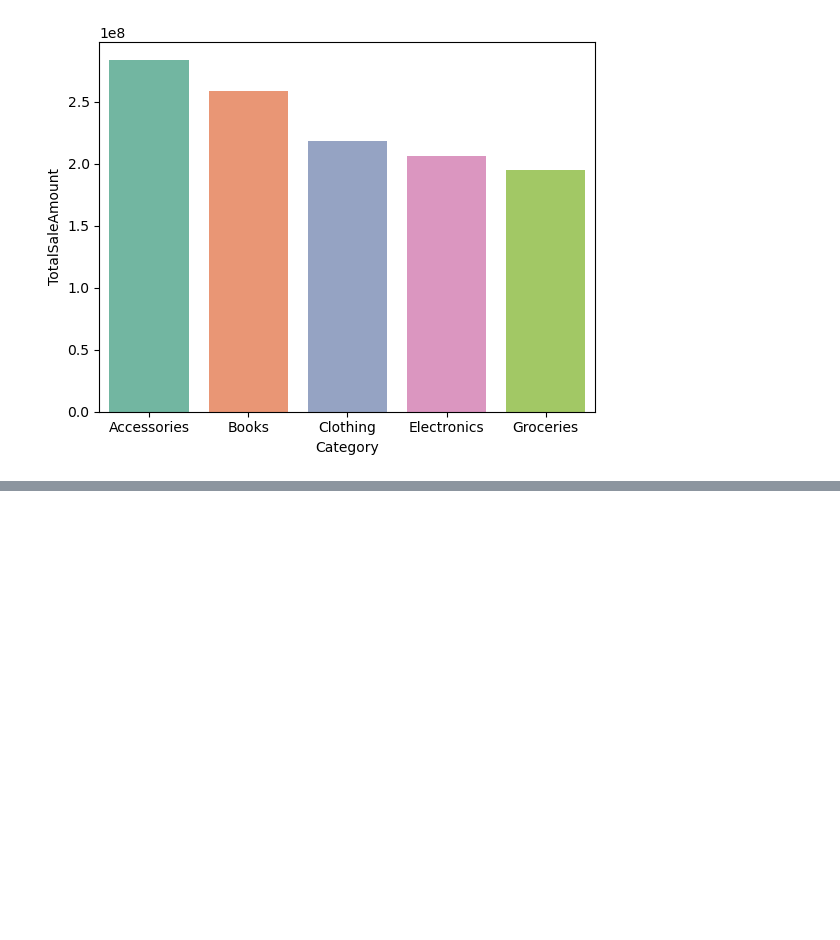
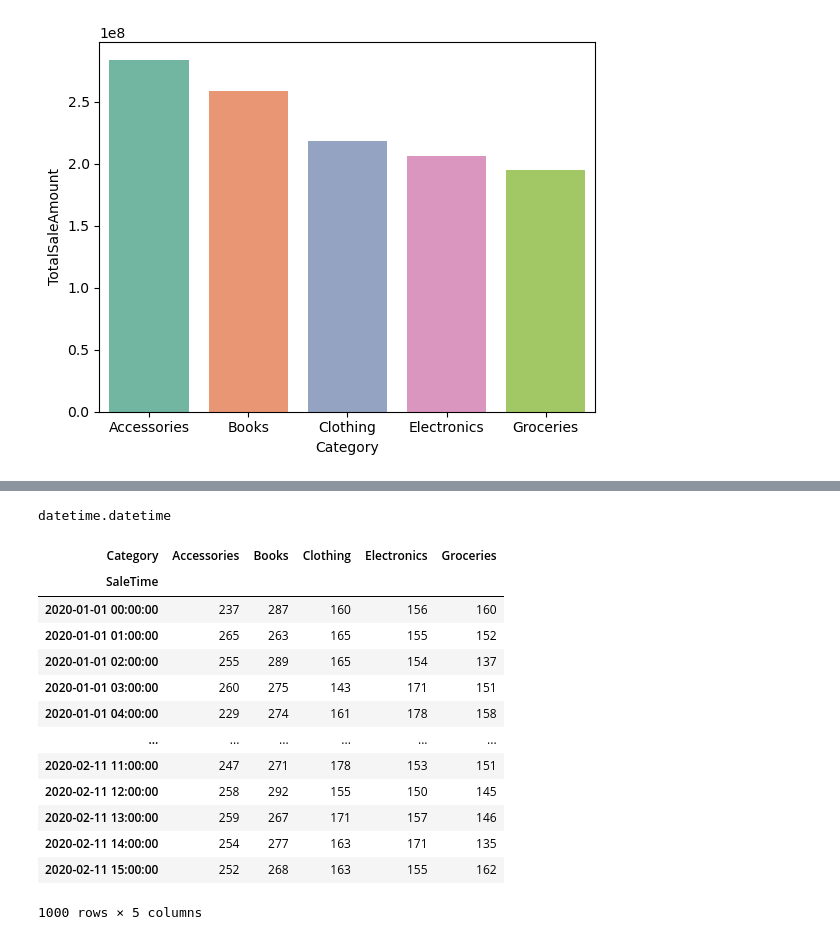
Before and after one commit to priyadarshi2/Data_Science_Internship, a Jupyter notebook: Advance_Pandas/advanced_pandas.ipynb, the cells around one changed output, grey strips where cells are left out. Saved outputs shown, nothing was run; the diff lists cells and outputs as text; code cells hidden in the pictures; blank space fills up the shorter version.

```diff
--- a/Advance_Pandas/advanced_pandas.ipynb
+++ b/Advance_Pandas/advanced_pandas.ipynb
@@ -170,0 +245,22 @@ plt.show()
+# %%
+type(start_date)
+# %% [output]
+datetime.datetime
+# %%
+sales_per_day_per_category = pd.crosstab(commercialData['SaleTime'], commercialData['Category'])
+sales_per_day_per_category
+# %% [output]
+| Category | Accessories | Books | Clothing | Electronics | Groceries |
+| SaleTime |  |  |  |  |  |
+| 2020-01-01 00:00:00 | 237 | 287 | 160 | 156 | 160 |
+| 2020-01-01 01:00:00 | 265 | 263 | 165 | 155 | 152 |
+| 2020-01-01 02:00:00 | 255 | 289 | 165 | 154 | 137 |
+| 2020-01-01 03:00:00 | 260 | 275 | 143 | 171 | 151 |
+| 2020-01-01 04:00:00 | 229 | 274 | 161 | 178 | 158 |
+| ... | ... | ... | ... | ... | ... |
+| 2020-02-11 11:00:00 | 247 | 271 | 178 | 153 | 151 |
+| 2020-02-11 12:00:00 | 258 | 292 | 155 | 150 | 145 |
+| 2020-02-11 13:00:00 | 259 | 267 | 171 | 157 | 146 |
+| 2020-02-11 14:00:00 | 254 | 277 | 163 | 171 | 135 |
+| 2020-02-11 15:00:00 | 252 | 268 | 163 | 155 | 162 |
+1000 rows × 5 columns
```
Also changed, not shown: parts of 12 cells of this notebook.
